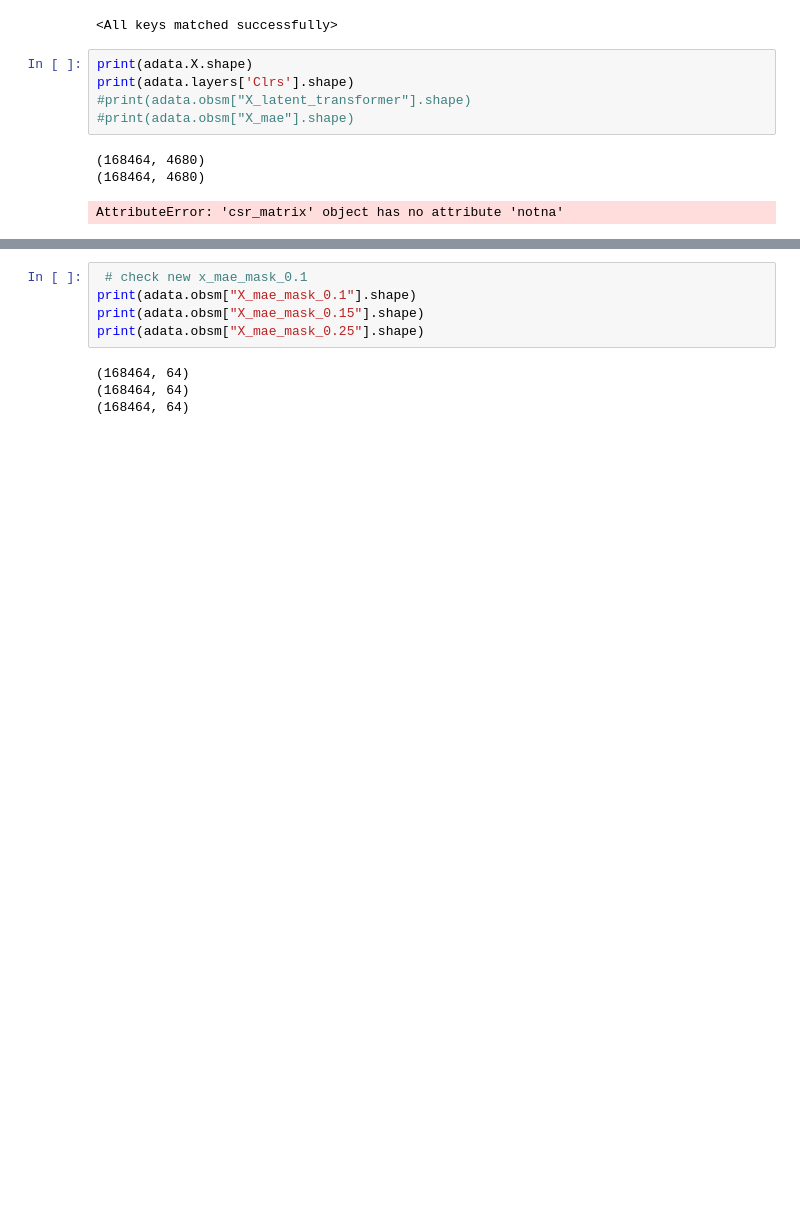
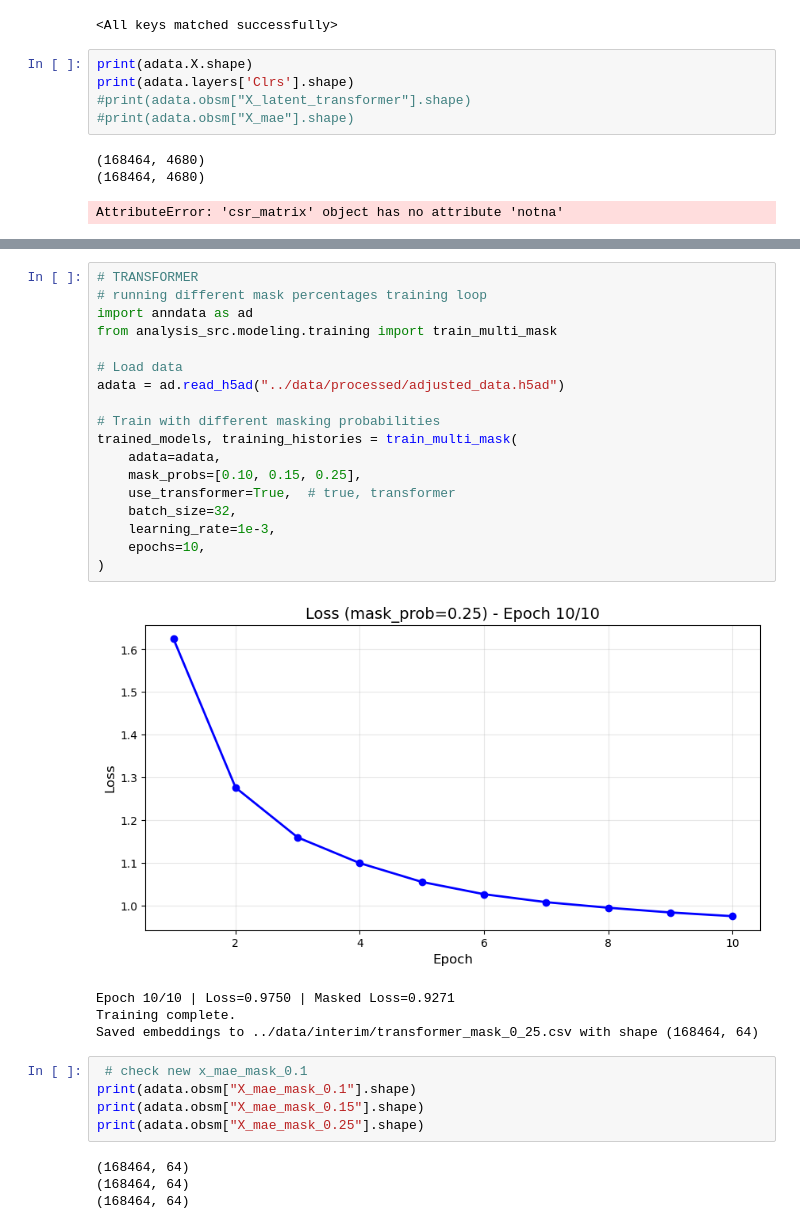
Before and after one commit to Philumination/masked-transformer-comparison, a Jupyter notebook: notebooks/initial-stuff.ipynb, the cells around one changed output, grey strips where cells are left out. Saved outputs shown, nothing was run; the diff lists cells and outputs as text; blank space fills up the shorter version.

```diff
--- a/notebooks/initial-stuff.ipynb
+++ b/notebooks/initial-stuff.ipynb
@@ -748,3 +676,26 @@ Stored embeddings in adata.obsm['X_mae_mask_0.25'] with shape (168464, 64)
+# %%
+# TRANSFORMER
+# running different mask percentages training loop
+import anndata as ad
+from analysis_src.modeling.training import train_multi_mask
+
+# Load data
+adata = ad.read_h5ad("../data/processed/adjusted_data.h5ad")
+
+# Train with different masking probabilities
+trained_models, training_histories = train_multi_mask(
+    adata=adata,
+    mask_probs=[0.10, 0.15, 0.25],
+    use_transformer=True,  # true, transformer
+    batch_size=32,
+    learning_rate=1e-3,
+    epochs=10,
+)
+# %% [output]
+[figure, added]
+Epoch 10/10 | Loss=0.9750 | Masked Loss=0.9271
+Training complete.
+Saved embeddings to ../data/interim/transformer_mask_0_25.csv with shape (168464, 64)
 # %%
  # check new x_mae_mask_0.1
 print(adata.obsm["X_mae_mask_0.1"].shape)
```
Also changed, not shown: parts of 10 cells of this notebook, 4 other files.
